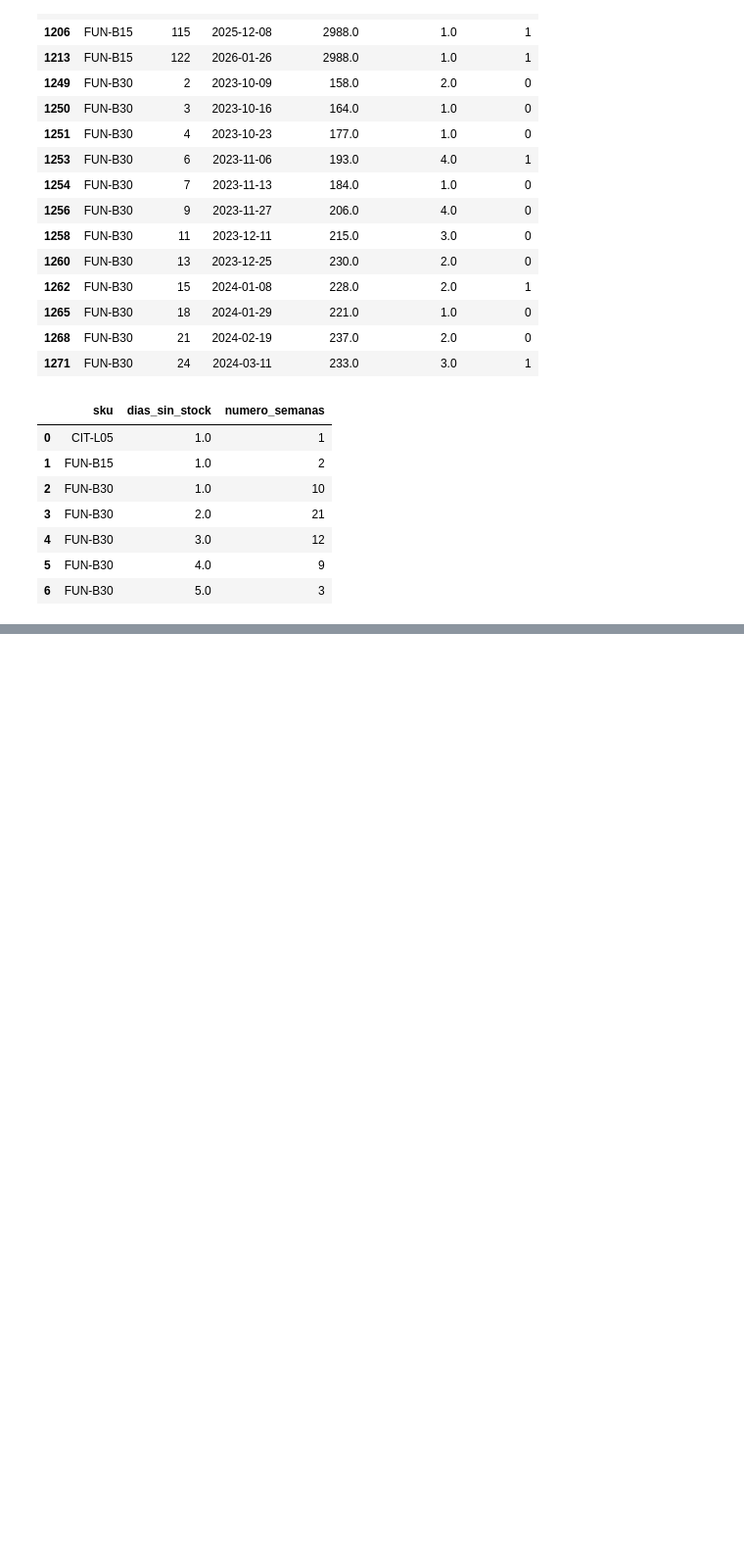
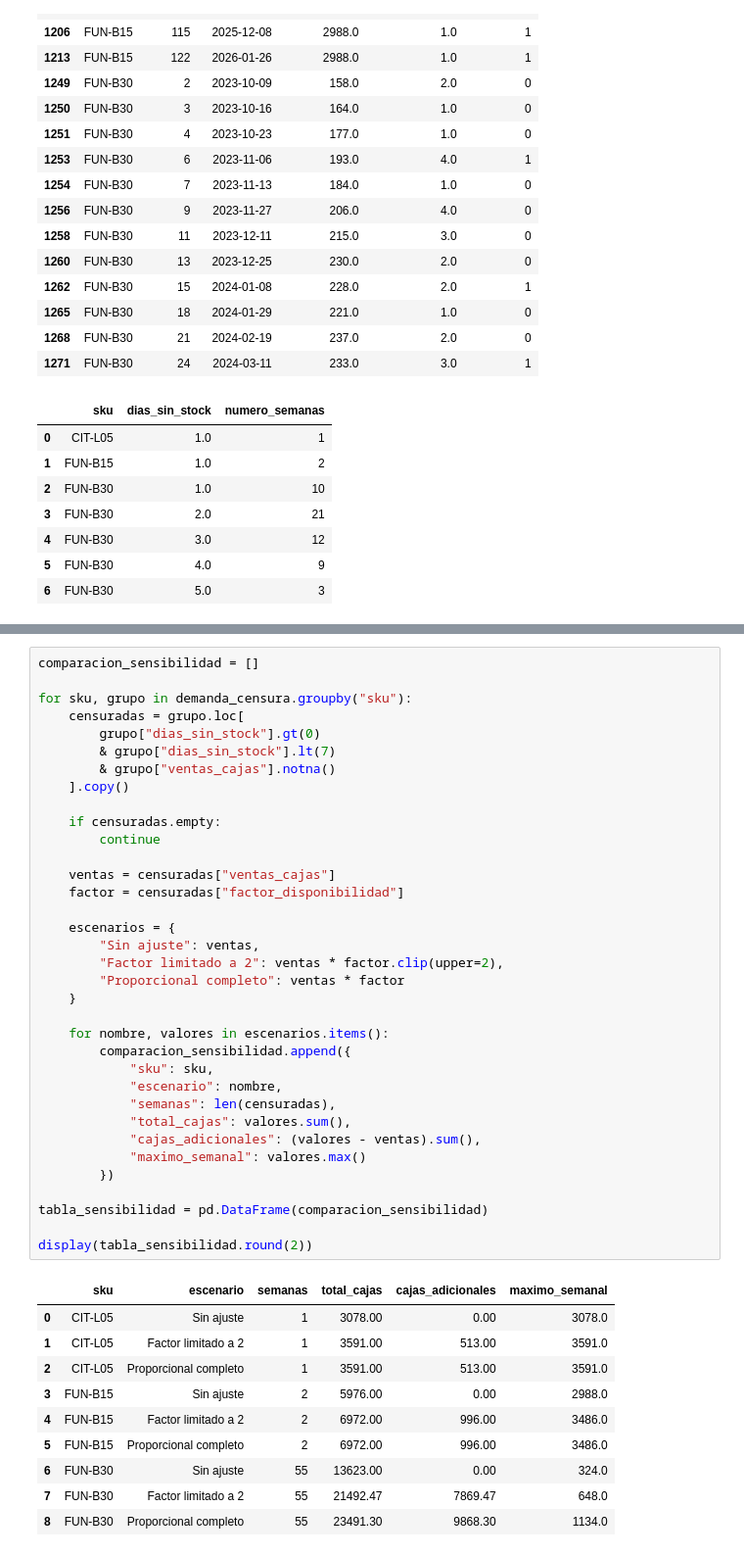
Before and after one commit to angelolucero-cloud/GO-Grupo-2, a Jupyter notebook: Parte-B/Entrega1_ParteB.ipynb, the cells around one changed output, grey strips where cells are left out. Shown at 98% size. Cells and saved outputs as stored; diff of their text form; blank space fills up the shorter version.

```diff
--- a/Parte-B/Entrega1_ParteB.ipynb
+++ b/Parte-B/Entrega1_ParteB.ipynb
@@ -1461,0 +1680,46 @@ Total de semanas potencialmente censuradas: 58
+# %%
+comparacion_sensibilidad = []
+
+for sku, grupo in demanda_censura.groupby("sku"):
+    censuradas = grupo.loc[
+        grupo["dias_sin_stock"].gt(0)
+        & grupo["dias_sin_stock"].lt(7)
+        & grupo["ventas_cajas"].notna()
+    ].copy()
+
+    if censuradas.empty:
+        continue
+
+    ventas = censuradas["ventas_cajas"]
+    factor = censuradas["factor_disponibilidad"]
+
+    escenarios = {
+        "Sin ajuste": ventas,
+        "Factor limitado a 2": ventas * factor.clip(upper=2),
+        "Proporcional completo": ventas * factor
+    }
+
+    for nombre, valores in escenarios.items():
+        comparacion_sensibilidad.append({
+            "sku": sku,
+            "escenario": nombre,
+            "semanas": len(censuradas),
+            "total_cajas": valores.sum(),
+            "cajas_adicionales": (valores - ventas).sum(),
+            "maximo_semanal": valores.max()
+        })
+
+tabla_sensibilidad = pd.DataFrame(comparacion_sensibilidad)
+
+display(tabla_sensibilidad.round(2))
+# %% [output]
+|  | sku | escenario | semanas | total_cajas | cajas_adicionales | maximo_semanal |
+| 0 | CIT-L05 | Sin ajuste | 1 | 3078.00 | 0.00 | 3078.0 |
+| 1 | CIT-L05 | Factor limitado a 2 | 1 | 3591.00 | 513.00 | 3591.0 |
+| 2 | CIT-L05 | Proporcional completo | 1 | 3591.00 | 513.00 | 3591.0 |
+| 3 | FUN-B15 | Sin ajuste | 2 | 5976.00 | 0.00 | 2988.0 |
+| 4 | FUN-B15 | Factor limitado a 2 | 2 | 6972.00 | 996.00 | 3486.0 |
+| 5 | FUN-B15 | Proporcional completo | 2 | 6972.00 | 996.00 | 3486.0 |
+| 6 | FUN-B30 | Sin ajuste | 55 | 13623.00 | 0.00 | 324.0 |
+| 7 | FUN-B30 | Factor limitado a 2 | 55 | 21492.47 | 7869.47 | 648.0 |
+| 8 | FUN-B30 | Proporcional completo | 55 | 23491.30 | 9868.30 | 1134.0 |
```
Also changed, not shown: parts of 5 cells of this notebook.
